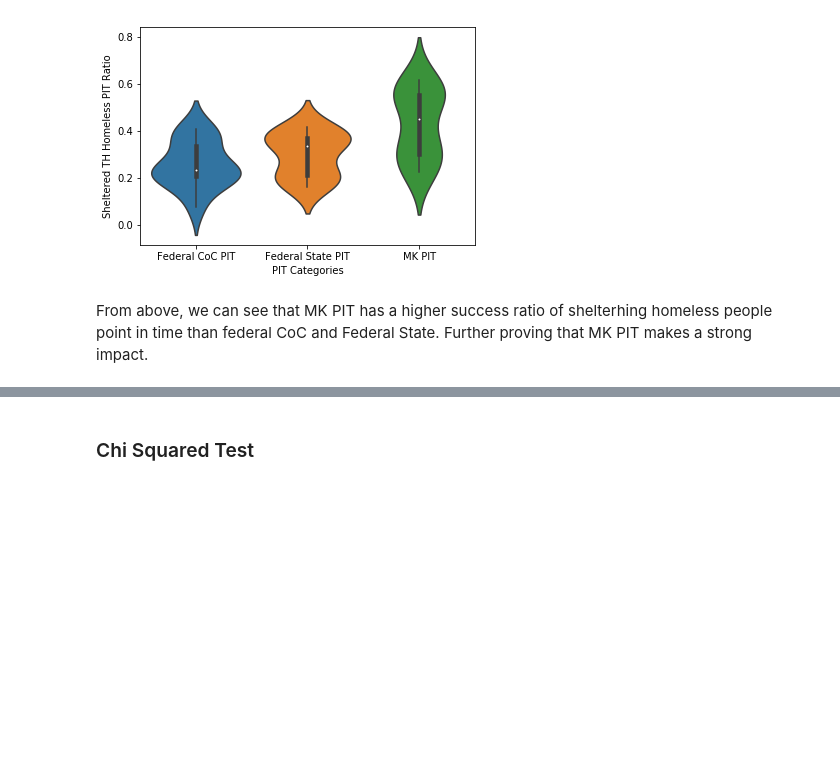
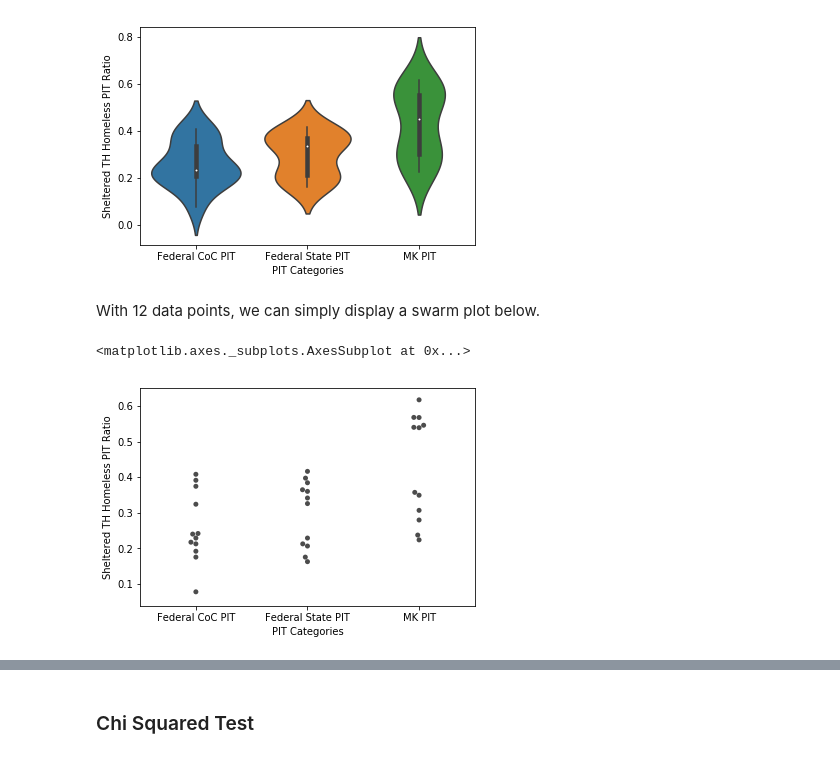
Before and after one commit to hd2zm/Data-Science-Projects, a Jupyter notebook: Data-Made-Me-Donate/Showing MK's Impact using PIT.ipynb, the cells around one changed output, grey strips where cells are left out. Saved outputs shown, nothing was run; the diff lists cells and outputs as text; code cells hidden in the pictures; blank space fills up the shorter version.

Commit message:
add swarm plot

```diff
--- a/Data-Made-Me-Donate/Showing MK's Impact using PIT.ipynb
+++ b/Data-Made-Me-Donate/Showing MK's Impact using PIT.ipynb
@@ -68,5 +70,11 @@ sns.violinplot(x="PIT Categories", y="Sheltered TH Homeless PIT Ratio", data=pd.
 # %% [output]
 <matplotlib.axes._subplots.AxesSubplot at 0x...>
 [figure]
-# %% [markdown]
-From above, we can see that MK PIT has a higher success ratio of shelterhing homeless people point in time than federal CoC and Federal State. Further proving that MK PIT makes a strong impact.
+# %% [markdown]
+With 12 data points, we can simply display a swarm plot below.
+# %%
+
+sns.swarmplot(x="PIT Categories", y="Sheltered TH Homeless PIT Ratio", data=pd.melt(ratio_th_pit_df, var_name='PIT Categories', value_name='Sheltered TH Homeless PIT Ratio'), color='k', alpha=0.7)
+# %% [output]
+<matplotlib.axes._subplots.AxesSubplot at 0x...>
+[figure, added]
```
Also changed, not shown: parts of 3 cells of this notebook.
